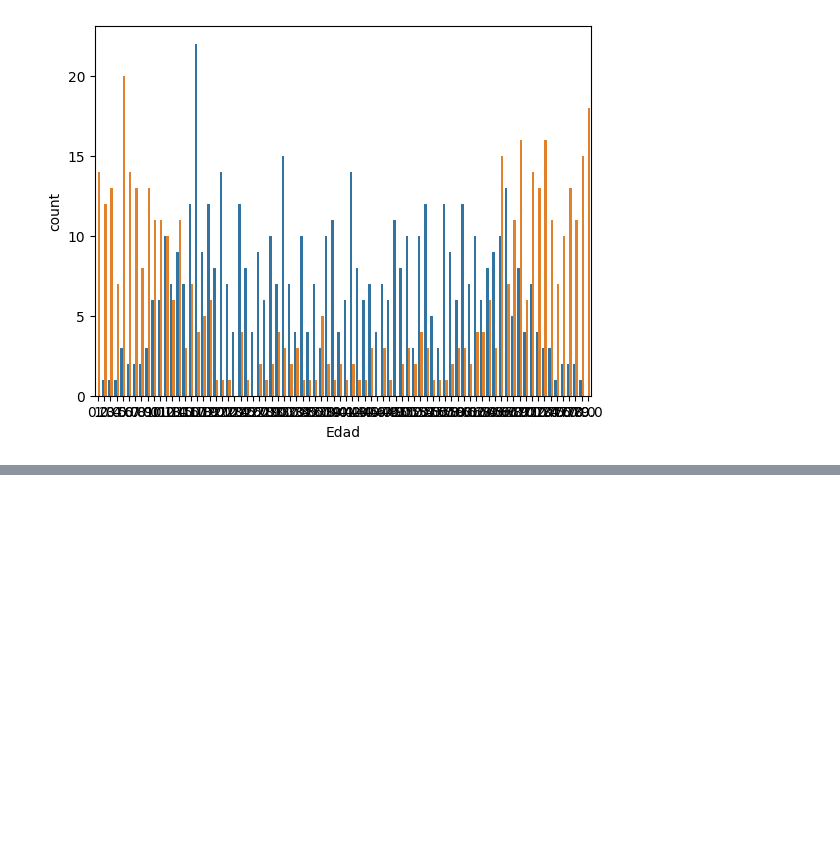
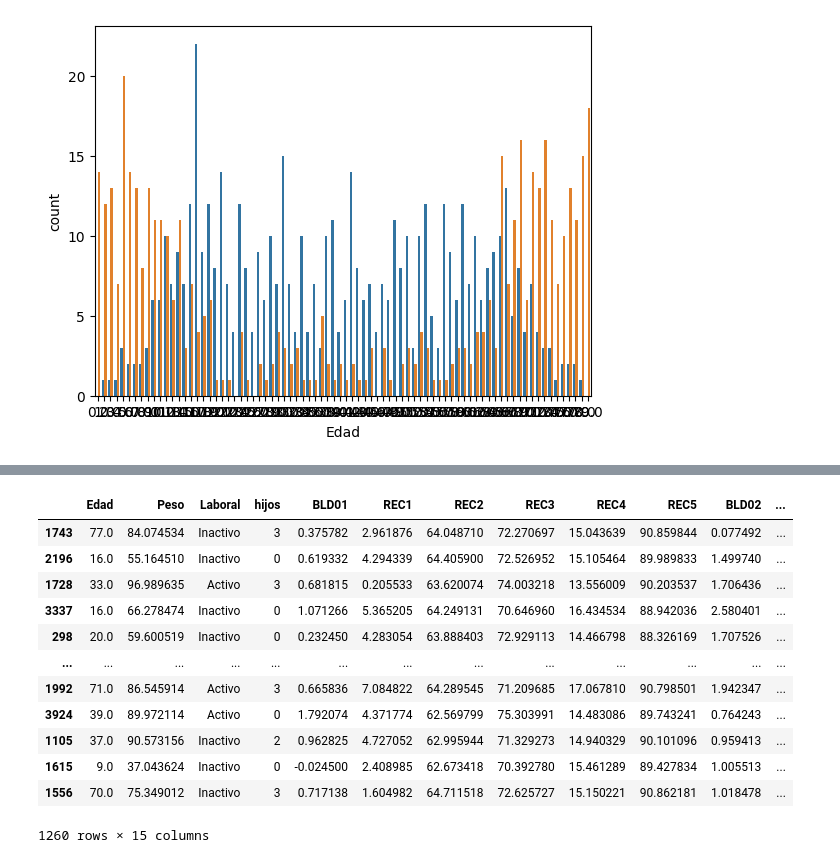
Before and after one commit to ignaciomontovio/TP-Virus, a Jupyter notebook: TP_EntregableVirus.ipynb, the cells around one changed output, grey strips where cells are left out. Saved outputs shown, nothing was run; the diff lists cells and outputs as text; code cells hidden in the pictures; blank space fills up the shorter version.

```diff
--- a/TP_EntregableVirus.ipynb
+++ b/TP_EntregableVirus.ipynb
@@ -148,0 +180,26 @@ sns.countplot(x='Hazardous', data=df_nasa, hue='Hazardous', legend=False)
+# %%
+#Normalizo la columna genero
+from sklearn.preprocessing import OrdinalEncoder
+
+ord_enc = OrdinalEncoder(categories=[["Masculino", "Femenino","Otro","Desconocido"]])
+df_norm = df
+# Reemplazar los valores NaN por 'Desconocido'
+df_norm["Genero"].fillna('Desconocido', inplace=True)
+
+df_norm["Genero_Norm"] = ord_enc.fit(df_norm[["Genero"]]).transform(df_norm[["Genero"]])
+df_norm.drop(columns=['Genero'], inplace=True)
+df_norm
+# %% [output]
+|  | Edad | Peso | Laboral | hijos | BLD01 | REC1 | REC2 | REC3 | REC4 | REC5 | BLD02 | ... |
+| 1743 | 77.0 | 84.074534 | Inactivo | 3 | 0.375782 | 2.961876 | 64.048710 | 72.270697 | 15.043639 | 90.859844 | 0.077492 | ... |
+| 2196 | 16.0 | 55.164510 | Inactivo | 0 | 0.619332 | 4.294339 | 64.405900 | 72.526952 | 15.105464 | 89.989833 | 1.499740 | ... |
+| 1728 | 33.0 | 96.989635 | Activo | 3 | 0.681815 | 0.205533 | 63.620074 | 74.003218 | 13.556009 | 90.203537 | 1.706436 | ... |
+| 3337 | 16.0 | 66.278474 | Inactivo | 0 | 1.071266 | 5.365205 | 64.249131 | 70.646960 | 16.434534 | 88.942036 | 2.580401 | ... |
+| 298 | 20.0 | 59.600519 | Inactivo | 0 | 0.232450 | 4.283054 | 63.888403 | 72.929113 | 14.466798 | 88.326169 | 1.707526 | ... |
+| ... | ... | ... | ... | ... | ... | ... | ... | ... | ... | ... | ... | ... |
+| 1992 | 71.0 | 86.545914 | Activo | 3 | 0.665836 | 7.084822 | 64.289545 | 71.209685 | 17.067810 | 90.798501 | 1.942347 | ... |
+| 3924 | 39.0 | 89.972114 | Activo | 0 | 1.792074 | 4.371774 | 62.569799 | 75.303991 | 14.483086 | 89.743241 | 0.764243 | ... |
+| 1105 | 37.0 | 90.573156 | Inactivo | 2 | 0.962825 | 4.727052 | 62.995944 | 71.329273 | 14.940329 | 90.101096 | 0.959413 | ... |
+| 1615 | 9.0 | 37.043624 | Inactivo | 0 | -0.024500 | 2.408985 | 62.673418 | 70.392780 | 15.461289 | 89.427834 | 1.005513 | ... |
+| 1556 | 70.0 | 75.349012 | Inactivo | 3 | 0.717138 | 1.604982 | 64.711518 | 72.625727 | 15.150221 | 90.862181 | 1.018478 | ... |
+1260 rows × 15 columns
```
Also changed, not shown: parts of 14 cells of this notebook.
